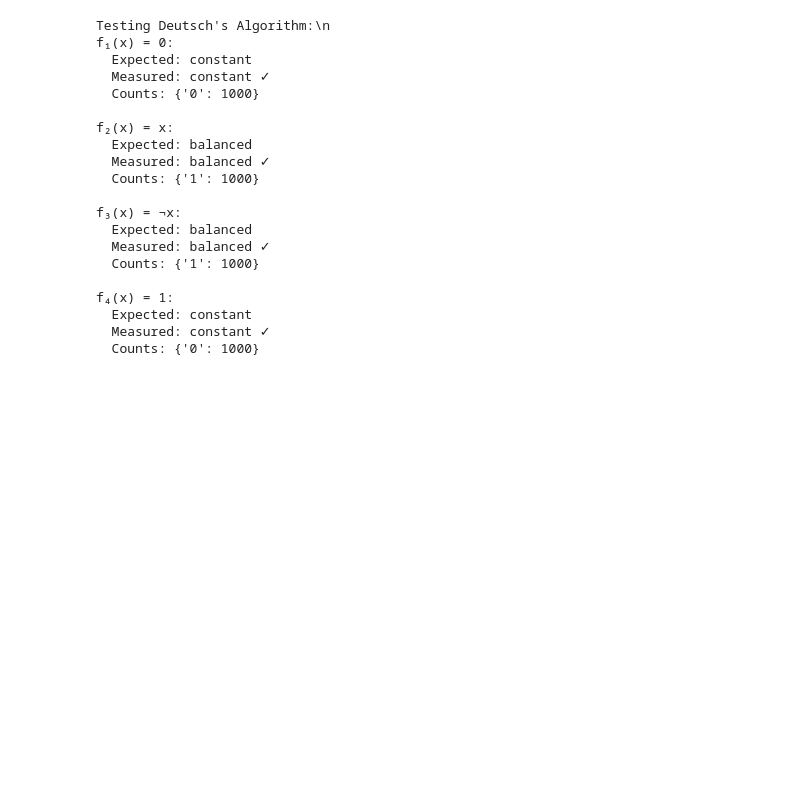
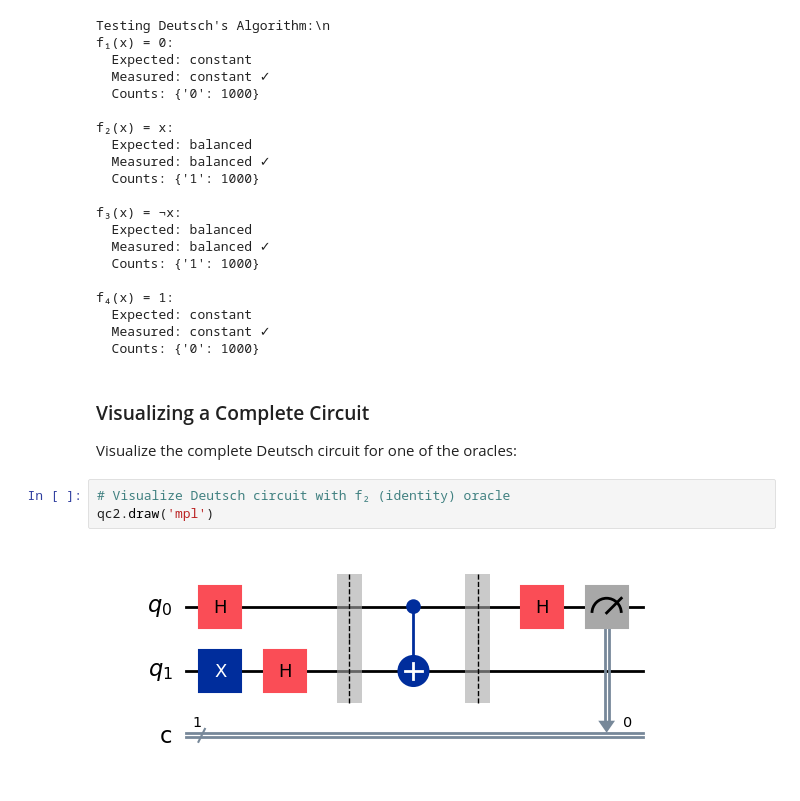
Before and after one commit to HasanMurtez/emerging-technologies, a Jupyter notebook: problems.ipynb, the cells around one changed output. Saved outputs shown, nothing was run; the diff lists cells and outputs as text; blank space fills up the shorter version.

```diff
--- a/problems.ipynb
+++ b/problems.ipynb
@@ -1116,3 +1116,12 @@ f₄(x) = 1:
   Expected: constant
   Measured: constant ✓
   Counts: {'0': 1000}
+# %% [markdown]
+### Visualizing a Complete Circuit
+
+Visualize the complete Deutsch circuit for one of the oracles:
+# %%
+# Visualize Deutsch circuit with f₂ (identity) oracle
+qc2.draw('mpl')
+# %% [output]
+[figure, added]
```
Also changed, not shown: parts of 7 cells of this notebook.
